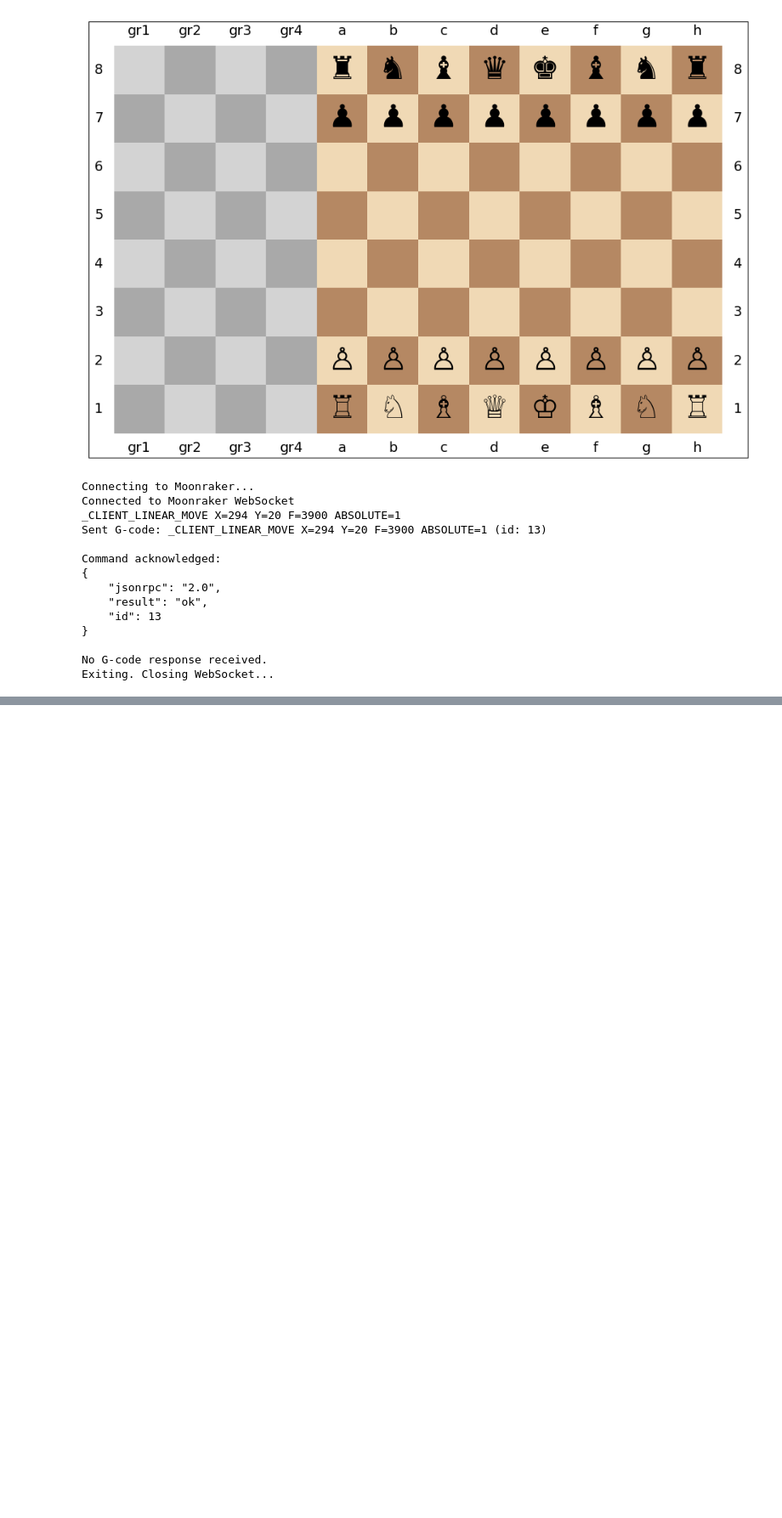
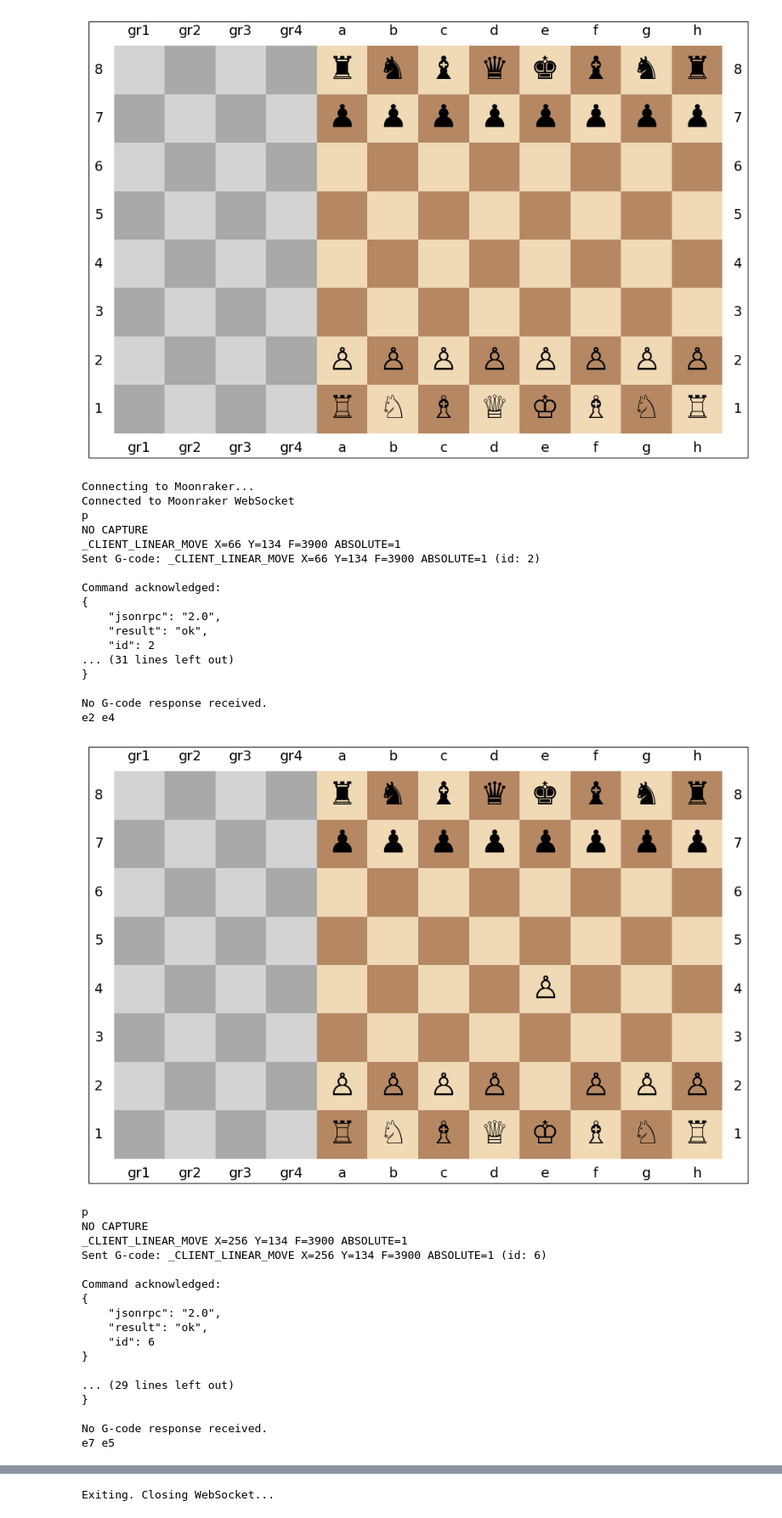
Before and after one commit to liamault/autochess, a Jupyter notebook: processMoveTest.ipynb, the cells around one changed output, grey strips where cells are left out. Shown at 85% size. Saved outputs shown, nothing was run; the diff lists cells and outputs as text; code cells hidden in the pictures; blank space fills up the shorter version.

```diff
--- a/processMoveTest.ipynb
+++ b/processMoveTest.ipynb
@@ -329,25 +329,47 @@ def recenterPieces():
 # %%
 print("Connecting to Moonraker...")
 ws.connect(MOONRAKER_WS_URL)
 print("Connected to Moonraker WebSocket")
 
-sendCoordMove("h8")
-
+processMove("e2e4")
+processMove("e7e5")
+processMove("e5e4")
 
 print("Exiting. Closing WebSocket...")
 ws.close()
 # %% [output]
 Connecting to Moonraker...
 Connected to Moonraker WebSocket
-_CLIENT_LINEAR_MOVE X=294 Y=20 F=3900 ABSOLUTE=1
-Sent G-code: _CLIENT_LINEAR_MOVE X=294 Y=20 F=3900 ABSOLUTE=1 (id: 13)
+p
+NO CAPTURE
+_CLIENT_LINEAR_MOVE X=66 Y=134 F=3900 ABSOLUTE=1
+Sent G-code: _CLIENT_LINEAR_MOVE X=66 Y=134 F=3900 ABSOLUTE=1 (id: 2)
 
 Command acknowledged:
 {
     "jsonrpc": "2.0",
     "result": "ok",
-    "id": 13
+    "id": 2
+... (31 lines left out)
 }
 
 No G-code response received.
-Exiting. Closing WebSocket...
+e2 e4
+[figure, added]
+p
+NO CAPTURE
+_CLIENT_LINEAR_MOVE X=256 Y=134 F=3900 ABSOLUTE=1
+Sent G-code: _CLIENT_LINEAR_MOVE X=256 Y=134 F=3900 ABSOLUTE=1 (id: 6)
+
+Command acknowledged:
+{
+    "jsonrpc": "2.0",
+    "result": "ok",
+    "id": 6
+}
+
+... (29 lines left out)
+}
+
+No G-code response received.
+e7 e5
@@ -353,0 +377 @@ Exiting. Closing WebSocket...
+Exiting. Closing WebSocket...
```
Also changed, not shown: parts of 1 cell of this notebook, 1 other file.
